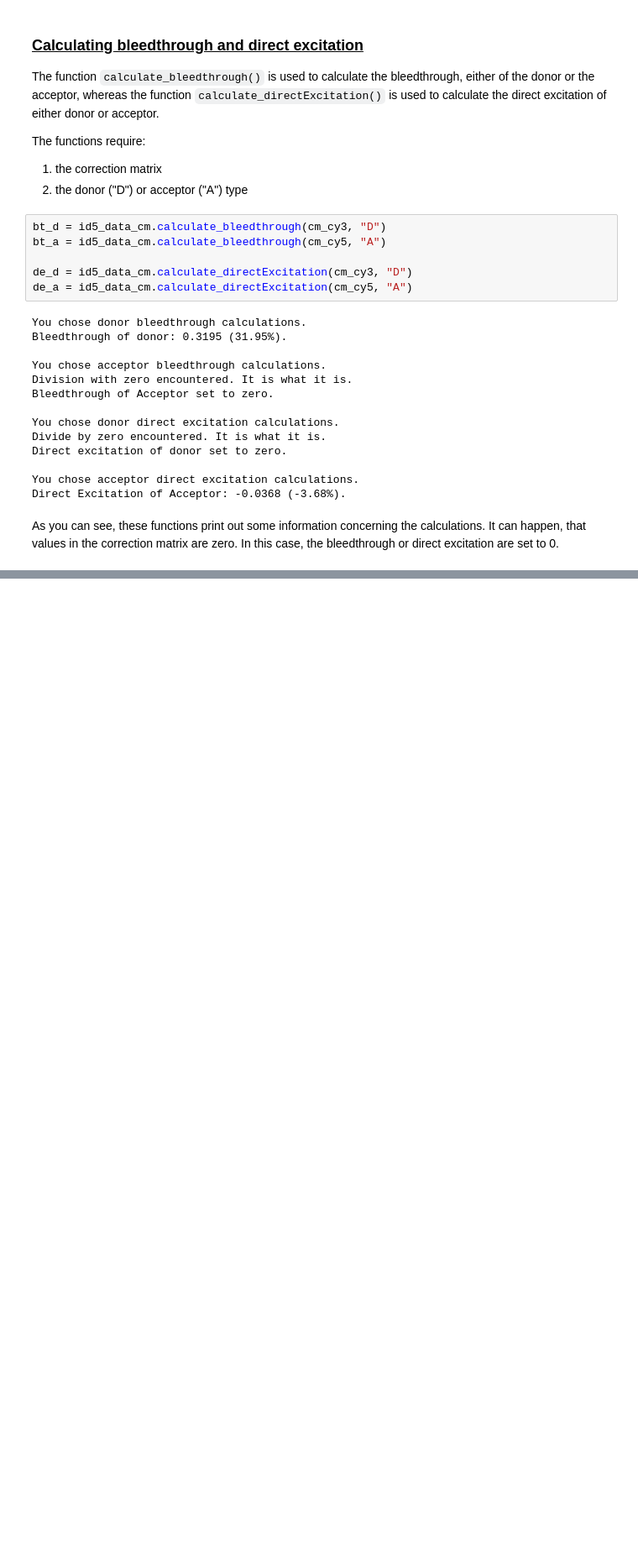
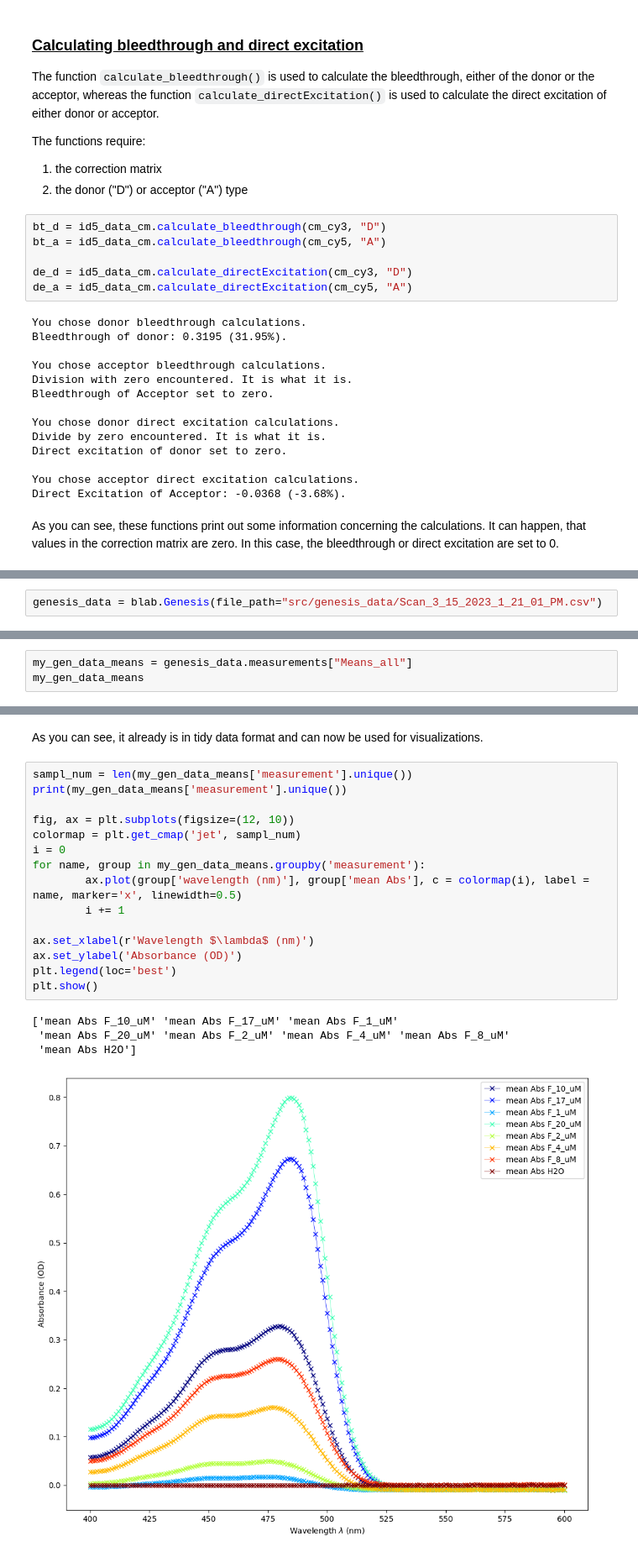
Before and after one commit to BoernerLab/blab_analysis, a Jupyter notebook: divices_example.ipynb, the cells around one changed output, grey strips where cells are left out. Shown at 84% size. Saved outputs shown, nothing was run; the diff lists cells and outputs as text; blank space fills up the shorter version.

```diff
--- a/divices_example.ipynb
+++ b/divices_example.ipynb
@@ -404,0 +512,2 @@ As you can see, these functions print out some information concerning the calcul
+# %%
+genesis_data = blab.Genesis(file_path="src/genesis_data/Scan_3_15_2023_1_21_01_PM.csv")
@@ -404,0 +547,3 @@ As you can see, these functions print out some information concerning the calcul
+# %%
+my_gen_data_means = genesis_data.measurements["Means_all"]
+my_gen_data_means
@@ -404,0 +564,22 @@ As you can see, these functions print out some information concerning the calcul
+# %% [markdown]
+As you can see, it already is in tidy data format and can now be used for visualizations.
+# %%
+sampl_num = len(my_gen_data_means['measurement'].unique())
+print(my_gen_data_means['measurement'].unique())
+
+fig, ax = plt.subplots(figsize=(12, 10))
+colormap = plt.get_cmap('jet', sampl_num)
+i = 0
+for name, group in my_gen_data_means.groupby('measurement'):
+        ax.plot(group['wavelength (nm)'], group['mean Abs'], c = colormap(i), label = name, marker='x', linewidth=0.5)
+        i += 1
+
+ax.set_xlabel(r'Wavelength $\lambda$ (nm)')
+ax.set_ylabel('Absorbance (OD)')
+plt.legend(loc='best')
+plt.show()
+# %% [output]
+['mean Abs F_10_uM' 'mean Abs F_17_uM' 'mean Abs F_1_uM'
+ 'mean Abs F_20_uM' 'mean Abs F_2_uM' 'mean Abs F_4_uM' 'mean Abs F_8_uM'
+ 'mean Abs H2O']
+[figure, added]
```
Also changed, not shown: parts of 42 cells of this notebook, 3 other files.
